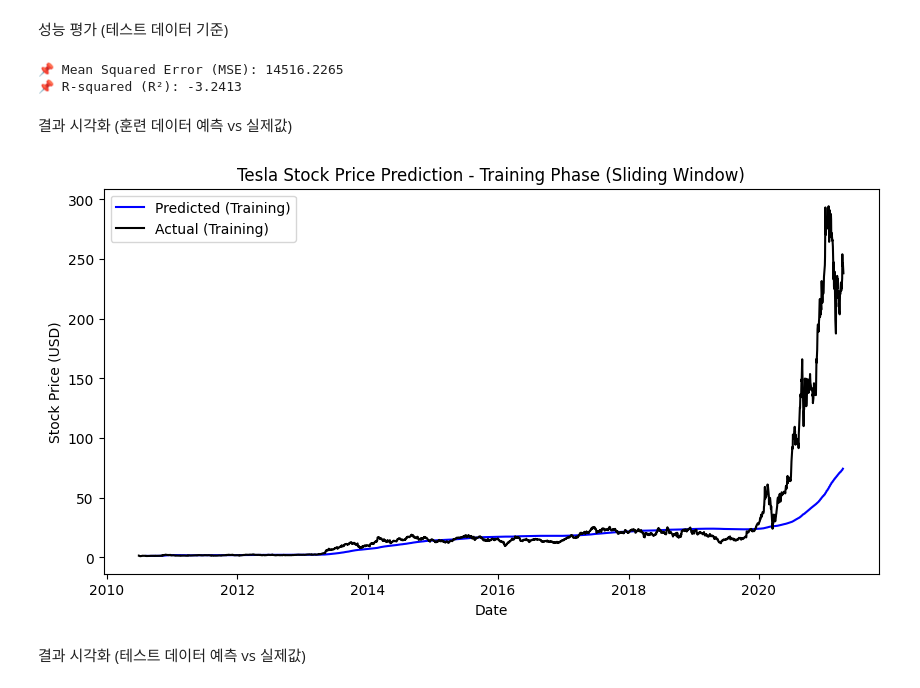
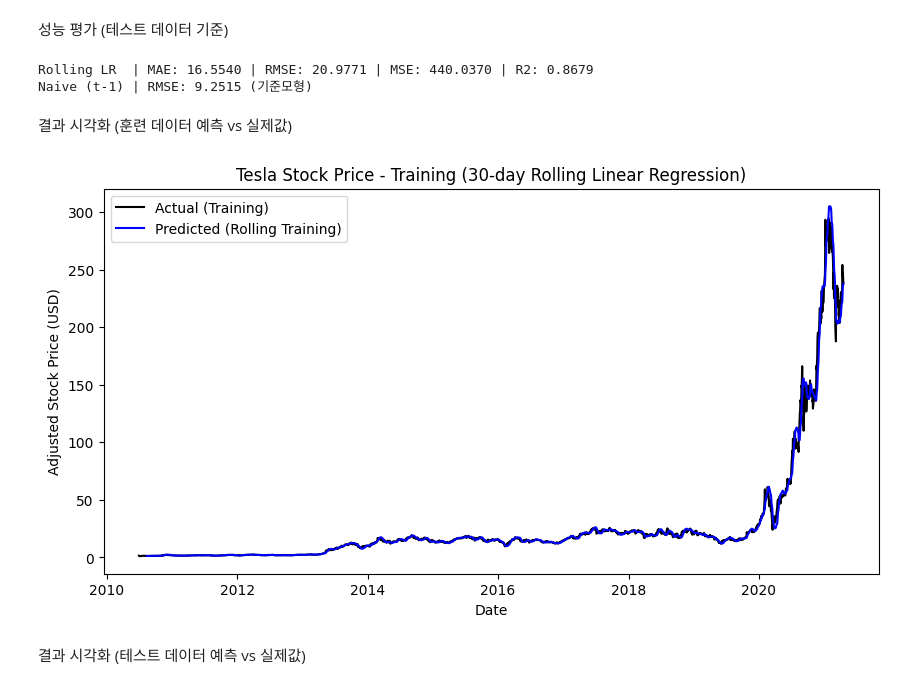
Before and after one commit to nhjung-phd/TimeSeriesAnalysis, a Jupyter notebook: notebooks/11_linear_regression.ipynb, the cells around one changed output. Cells and saved outputs as stored; diff of their text form; code cells hidden in the pictures.

```diff
--- a/notebooks/11_linear_regression.ipynb
+++ b/notebooks/11_linear_regression.ipynb
@@ -69,2 +62,0 @@ y = df['Close']
-# %%
-df = df.reset_index()
@@ -71,3 +70,6 @@ df = df.reset_index()
+# %%
+# 날짜를 열로 전환하고 날짜순 정렬
+df = df.reset_index().sort_values("Date").reset_index(drop=True)
 # %% [markdown]
 독립 변수(Feature) 생성: 날짜를 숫자로 변환
 # %%
@@ -186,22 +192,12 @@ X_train, X_test, y_train, y_test = train_test_split(X, y, test_size=0.2, shuffle
 # %%
-# 📌 4️⃣ 80% 학습 구간: 슬라이딩 윈도우 방식으로 학습
-window_size = 30  # 최소 학습 기간 (30일)
+# 학습 구간에서 과거 30거래일로 다음 거래일 종가 예측
+window_size = 30  # 30거래일 고정 롤링 윈도우
 train_predictions = []
-
-for i in range(window_size, len(X_train) - 1):
-    # 매번 새로운 데이터를 포함하여 학습 (슬라이딩 윈도우 적용)
-    X_train_sliding = X_train.iloc[: i]
-    y_train_sliding = y_train.iloc[: i]
-
-    # 테스트할 데이터 (하루 뒤 예측)
-    X_train_next = X_train.iloc[i : i + 1]
-
-    # 📌 단순 선형 회귀 모델 학습
+for i in range(window_size, len(X_train)):
+    # i 시점의 값을 모르는 상태: [i-window_size, i)까지만 사용
+    X_train_sliding = X_train.iloc[i - window_size:i]
+    y_train_sliding = y_train.iloc[i - window_size:i]
+    X_train_next = X_train.iloc[i:i + 1]
     model = LinearRegression()
     model.fit(X_train_sliding, y_train_sliding)
-
-    # 📌 예측 수행
-    y_train_pred = model.predict(X_train_next)
-
-    # 📌 예측값 저장
-    train_predictions.append(y_train_pred[0])
+    train_predictions.append(float(model.predict(X_train_next)[0]))
@@ -233,28 +225,34 @@ for i in range(window_size, len(X_test) - 1):
 # %% [markdown]
 성능 평가 (테스트 데이터 기준)
-# %%
-# 📌 6️⃣ 성능 평가 (테스트 데이터 기준)
-mse = mean_squared_error(actuals, test_predictions)
-r2 = r2_score(actuals, test_predictions)
-
-print(f"📌 Mean Squared Error (MSE): {mse:.4f}")
-print(f"📌 R-squared (R²): {r2:.4f}")
-# %% [output]
-📌 Mean Squared Error (MSE): 14516.2265
-📌 R-squared (R²): -3.2413
+# %%
+# 동일 날짜·동일 길이에서 성능 평가
+assert len(actuals) == len(test_predictions) == len(X_test)
+mse = mean_squared_error(actuals, test_predictions)
+mae = mean_absolute_error(actuals, test_predictions)
+rmse = np.sqrt(mse)
+r2 = r2_score(actuals, test_predictions)
+# 직전 거래일 종가 반복: 가장 단순한 1-step 랜덤워크 기준모형
+naive_pred = y_all.iloc[len(X_train)-1:len(X_all)-1].to_numpy(dtype=float)
+naive_rmse = np.sqrt(mean_squared_error(actuals, naive_pred))
+print(f"Rolling LR  | MAE: {mae:,.4f} | RMSE: {rmse:,.4f} | MSE: {mse:,.4f} | R2: {r2:,.4f}")
+print(f"Naive (t-1) | RMSE: {naive_rmse:,.4f} (기준모형)")
+# %% [output]
+Rolling LR  | MAE: 16.5540 | RMSE: 20.9771 | MSE: 440.0370 | R2: 0.8679
+Naive (t-1) | RMSE: 9.2515 (기준모형)
 # %% [markdown]
 결과 시각화 (훈련 데이터 예측 vs 실제값)
 # %%
-# 📌 7️⃣ 결과 시각화 (훈련 데이터 예측 vs 실제값)
+# 학습 구간: 예측 시점에 대응하는 날짜만 표시
 plt.figure(figsize=(10, 5))
-plt.plot(df["Date"].iloc[window_size: len(X_train) - 1], train_predictions, label="Predicted (Training)", color="blue")
-plt.plot(df["Date"].iloc[: len(X_train)], y_train, label="Actual (Training)", color="black")
-plt.title("Tesla Stock Price Prediction - Training Phase (Sliding Window)")
+plt.plot(df["Date"].iloc[:len(X_train)], y_train, label="Actual (Training)", color="black")
+plt.plot(df["Date"].iloc[window_size:len(X_train)], train_predictions,
+         label="Predicted (Rolling Training)", color="blue")
+plt.title("Tesla Stock Price - Training (30-day Rolling Linear Regression)")
 plt.xlabel("Date")
-plt.ylabel("Stock Price (USD)")
+plt.ylabel("Adjusted Stock Price (USD)")
 plt.legend()
 plt.show()
 # %% [output]
-[figure, old version]
+[figure, new version]
 # %% [markdown]
 결과 시각화 (테스트 데이터 예측 vs 실제값)
```
Also changed, not shown: parts of 41 cells of this notebook.
